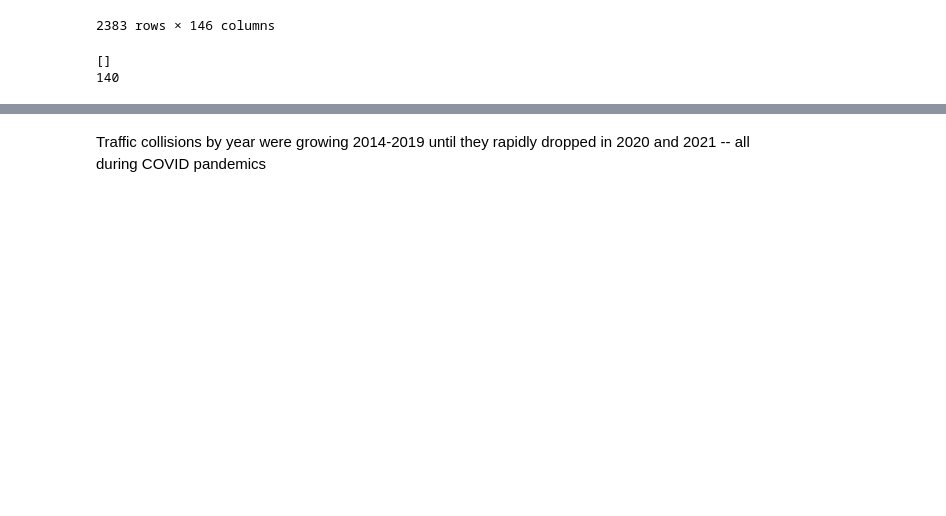
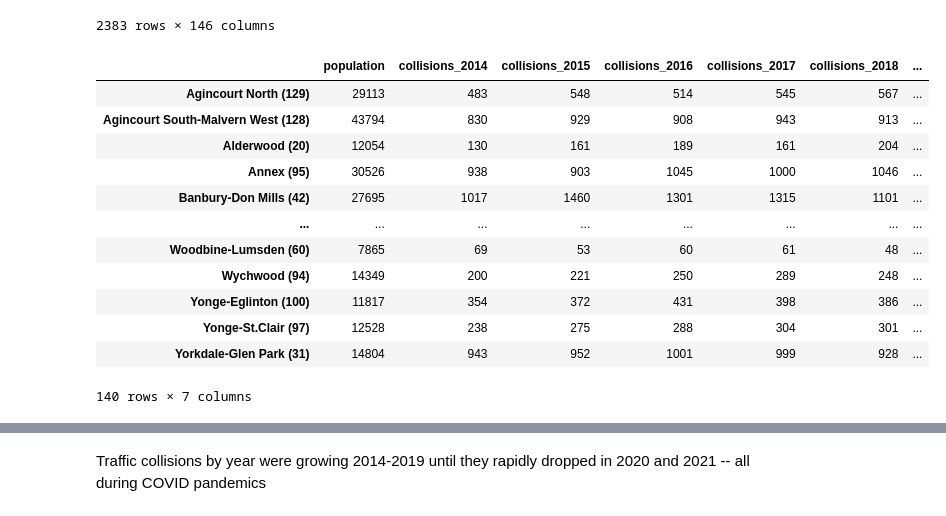
Before and after one commit to Andrew-Agapov/Kaggle_projects, a Jupyter notebook: toronto-traffic-collisions-analysis.ipynb, the cells around one changed output, grey strips where cells are left out. Drawn from its saved outputs; the diff is of its cells as text; code cells hidden in the pictures; blank space fills up the shorter version.

```diff
--- a/toronto-traffic-collisions-analysis.ipynb
+++ b/toronto-traffic-collisions-analysis.ipynb
@@ -279,6 +279,9 @@ df_pop
 | 2382 | 2383 | Mobility | Mobility status - Place of reside... | Census Profile 98-316-X2016001 | External migrants | 216,835 | 2,280 | ... |
 2383 rows × 146 columns
 # %%
+columns_renaming = {'Cabbagetown-South St. James Town': 'Cabbagetown-South St.James Town','L\'Amoreaux':'LAmoreaux','North St. James Town':'North St.James Town','O\'Connor-Parkview':'OConnor-Parkview', 'Tam O\'Shanter-Sullivan':'Tam OShanter-Sullivan'}
+df_pop.rename(columns = columns_renaming, inplace = True)
+
 hoods = df_clean['Neighbourhood'].unique()
 df_pop[df_pop['Characteristic']=='Neighbourhood Number']
 
@@ -296,22 +299,9 @@ for i in range(len(hoods_pop)):
 # List of years = 2014, 2016, 2017, 2018, 2019, 2020, 2021, 2015
 
 collisions_2014 = dict(df_clean[df_clean['Year']==2014].groupby('Neighbourhood').aggregate({'EventUniqueId':'count'})['EventUniqueId'])
+collisions_2015 = dict(df_clean[df_clean['Year']==2015].groupby('Neighbourhood').aggregate({'EventUniqueId':'count'})['EventUniqueId'])
+collisions_2016 = dict(df_clean[df_clean['Year']==2016].groupby('Neighbourhood').aggregate({'EventUniqueId':'count'})['EventUniqueId'])
+collisions_2017 = dict(df_clean[df_clean['Year']==2017].groupby('Neighbourhood').aggregate({'EventUniqueId':'count'})['EventUniqueId'])
+collisions_2018 = dict(df_clean[df_clean['Year']==2018].groupby('Neighbourhood').aggregate({'EventUniqueId':'count'})['EventUniqueId'])
+collisions_2019 = dict(df_clean[df_clean['Year']==2019].groupby('Neighbourhood').aggregate({'EventUniqueId':'count'})['EventUniqueId'])
 #df_clean.groupby('Neighbourhood').count()
-# %%
-#dict(collisions_2014['EventUniqueId'])
-
-# missing hoods in pop_dict?
-missing = []
-count=0
-
-for key in collisions_2014.keys():
-    if key not in pop_dict.keys():
-        missing.append(key)
-    else:
-        count +=1
-
-print(missing)
-print(count)
-# %% [output]
-[]
-140
@@ -317,0 +326,16 @@ print(count)
+# %%
+pop_collisions
+# %% [output]
+|  | population | collisions_2014 | collisions_2015 | collisions_2016 | collisions_2017 | collisions_2018 | ... |
+| Agincourt North (129) | 29113 | 483 | 548 | 514 | 545 | 567 | ... |
+| Agincourt South-Malvern West (128) | 43794 | 830 | 929 | 908 | 943 | 913 | ... |
+| Alderwood (20) | 12054 | 130 | 161 | 189 | 161 | 204 | ... |
+| Annex (95) | 30526 | 938 | 903 | 1045 | 1000 | 1046 | ... |
+| Banbury-Don Mills (42) | 27695 | 1017 | 1460 | 1301 | 1315 | 1101 | ... |
+| ... | ... | ... | ... | ... | ... | ... | ... |
+| Woodbine-Lumsden (60) | 7865 | 69 | 53 | 60 | 61 | 48 | ... |
+| Wychwood (94) | 14349 | 200 | 221 | 250 | 289 | 248 | ... |
+| Yonge-Eglinton (100) | 11817 | 354 | 372 | 431 | 398 | 386 | ... |
+| Yonge-St.Clair (97) | 12528 | 238 | 275 | 288 | 304 | 301 | ... |
+| Yorkdale-Glen Park (31) | 14804 | 943 | 952 | 1001 | 999 | 928 | ... |
+140 rows × 7 columns
```
Also changed, not shown: parts of 4 cells of this notebook.
